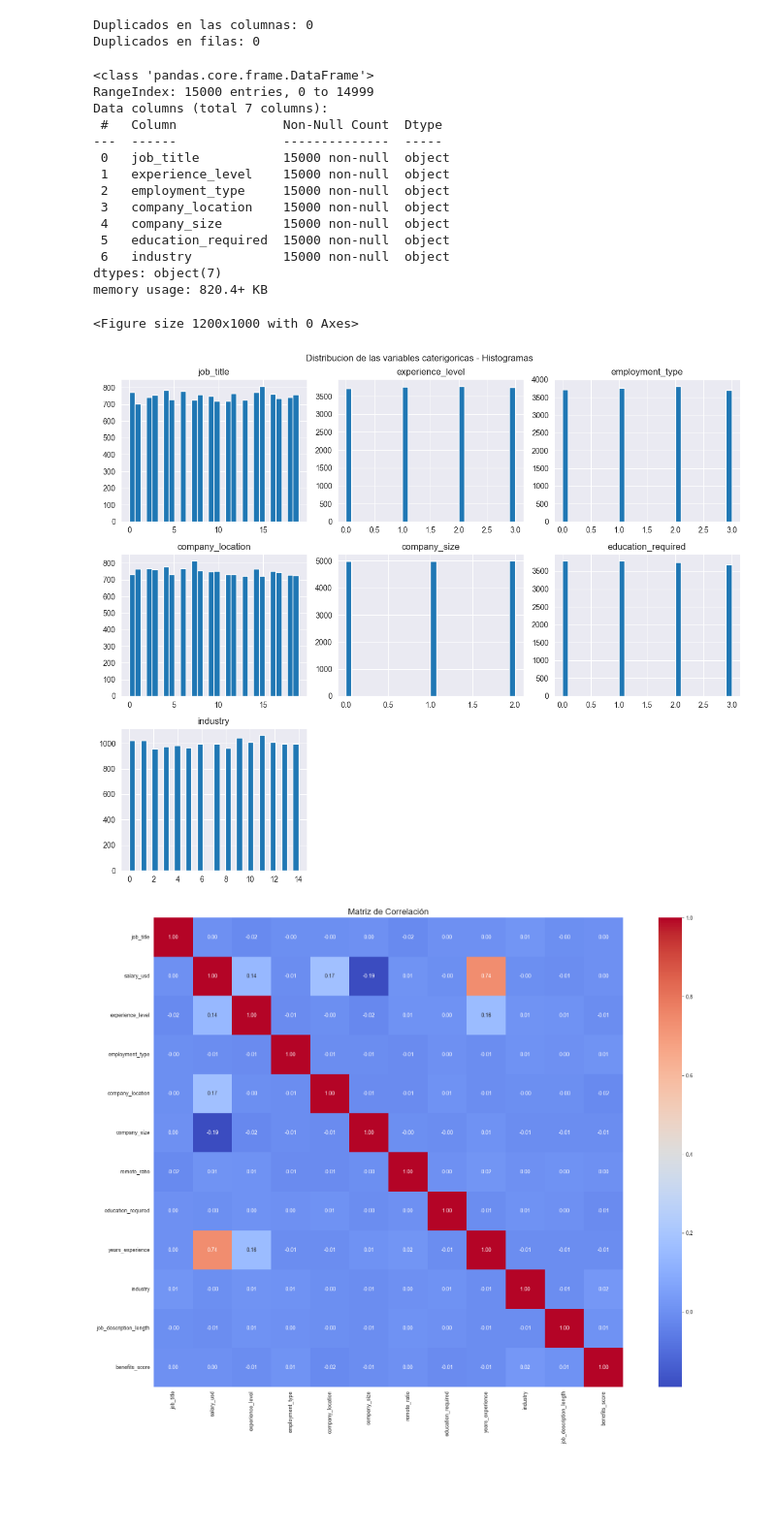
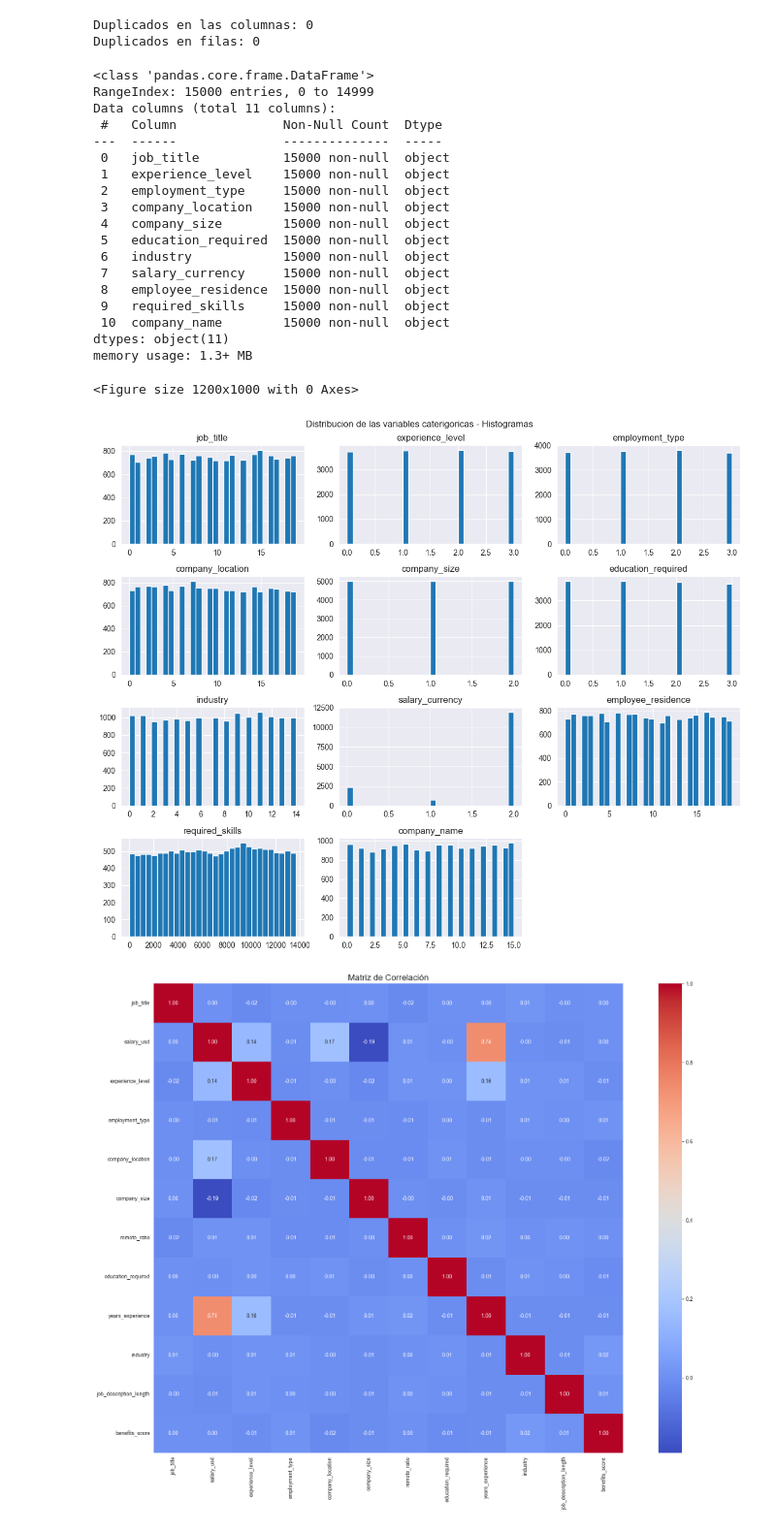
Before and after one commit to Wilmar21/Global_IA_Job_Market_Analysis, a Jupyter notebook: JobsIA.ipynb, the cells around one changed output. Shown at 97% size. Cells and saved outputs as stored; diff of their text form; code cells hidden in the pictures; blank space fills up the shorter version.

```diff
--- a/JobsIA.ipynb
+++ b/JobsIA.ipynb
@@ -311,7 +311,7 @@ plt.show()
 [figure]
 # %%
 # Analisis y manejo de datos duplicados
-jobsDatasetClean = jobsDatesetOriginal
+jobsDatasetClean = jobsDatesetOriginal.copy()
 
 # Verificacion de datos duplicados en una columna
 duplicadosCol = jobsDatasetClean.duplicated(subset=['job_title','company_name','company_location','employment_type','experience_level','salary_usd','posting_date','application_deadline']).sum()
@@ -327,41 +327,49 @@ Duplicados en filas: 0
 #4. Codificación de variables categóricas
 from sklearn.preprocessing import LabelEncoder
 
-nombreColumnas = ['job_title', 'experience_level', 'employment_type', 'company_location', 'company_size', 'education_required', 'industry']
+nombreColumnas = ['job_title', 'experience_level', 'employment_type', 'company_location', 'company_size', 'education_required', 'industry', 'salary_currency', 'employee_residence','required_skills', 'company_name']
 jobsDatasetLabelEncoder = jobsDatasetClean[nombreColumnas].copy()
 jobsDatasetLabelEncoder.info()
 
 encoder = LabelEncoder()
 jobsDatasetLabelEncoder['job_title'] = encoder.fit_transform(jobsDatasetLabelEncoder['job_title'])
 jobsDatasetLabelEncoder['experience_level'] = encoder.fit_transform(jobsDatasetLabelEncoder['experience_level'])
 jobsDatasetLabelEncoder['employment_type'] = encoder.fit_transform(jobsDatasetLabelEncoder['employment_type'])
 jobsDatasetLabelEncoder['company_location'] = encoder.fit_transform(jobsDatasetLabelEncoder['company_location'])
 jobsDatasetLabelEncoder['company_size'] = encoder.fit_transform(jobsDatasetLabelEncoder['company_size'])
 jobsDatasetLabelEncoder['education_required'] = encoder.fit_transform(jobsDatasetLabelEncoder['education_required'])
+jobsDatasetLabelEncoder['salary_currency'] = encoder.fit_transform(jobsDatasetLabelEncoder['salary_currency'])
 jobsDatasetLabelEncoder['industry'] = encoder.fit_transform(jobsDatasetLabelEncoder['industry'])
+jobsDatasetLabelEncoder['employee_residence'] = encoder.fit_transform(jobsDatasetLabelEncoder['employee_residence'])
+jobsDatasetLabelEncoder['required_skills'] = encoder.fit_transform(jobsDatasetLabelEncoder['required_skills'])
+jobsDatasetLabelEncoder['company_name'] = encoder.fit_transform(jobsDatasetLabelEncoder['company_name'])
 
 plt.figure(figsize=(12, 10))
 jobsDatasetLabelEncoder.hist(bins=30, figsize=(12, 10))
 plt.suptitle('Distribucion de las variables caterigoricas - Histogramas')
 plt.tight_layout()
 plt.show()
 # %% [output]
 <class 'pandas.core.frame.DataFrame'>
 RangeIndex: 15000 entries, 0 to 14999
-Data columns (total 7 columns):
+Data columns (total 11 columns):
  #   Column              Non-Null Count  Dtype
 ---  ------              --------------  -----
  0   job_title           15000 non-null  object
  1   experience_level    15000 non-null  object
  2   employment_type     15000 non-null  object
  3   company_location    15000 non-null  object
  4   company_size        15000 non-null  object
  5   education_required  15000 non-null  object
  6   industry            15000 non-null  object
-dtypes: object(7)
-memory usage: 820.4+ KB
+ 7   salary_currency     15000 non-null  object
+ 8   employee_residence  15000 non-null  object
+ 9   required_skills     15000 non-null  object
+ 10  company_name        15000 non-null  object
+dtypes: object(11)
+memory usage: 1.3+ MB
 <Figure size 1200x1000 with 0 Axes>
-[figure, old version]
+[figure, new version]
 # %%
 # Convertir Columnas categoricas a columnas numericas para poder interpretar su correlación
 jobsDatasetClean['job_title'] = encoder.fit_transform(jobsDatasetClean['job_title'])
```
Also changed, not shown: parts of 5 cells of this notebook.
